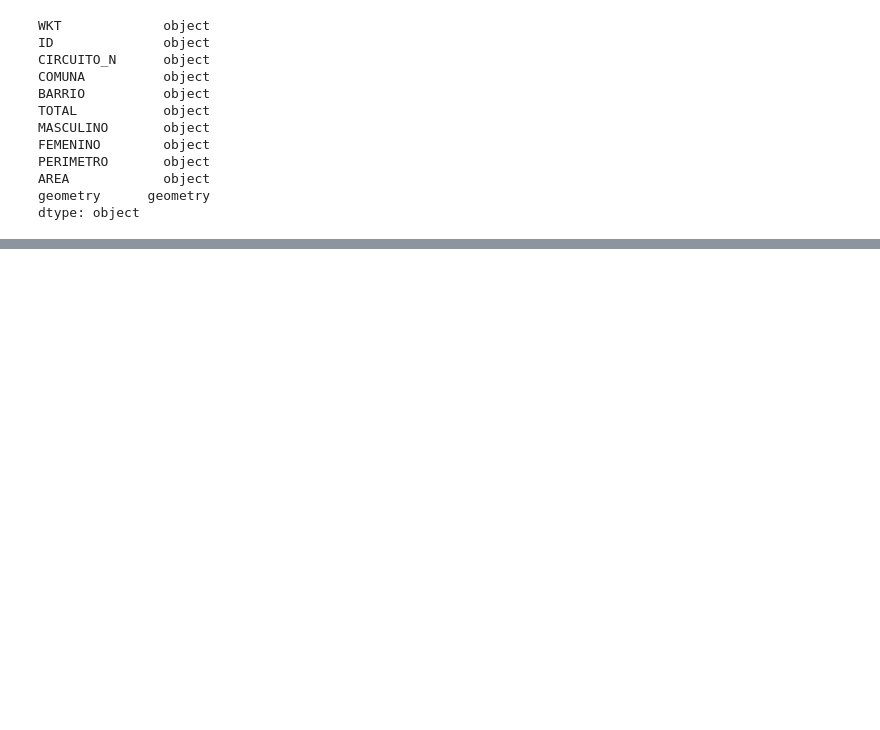
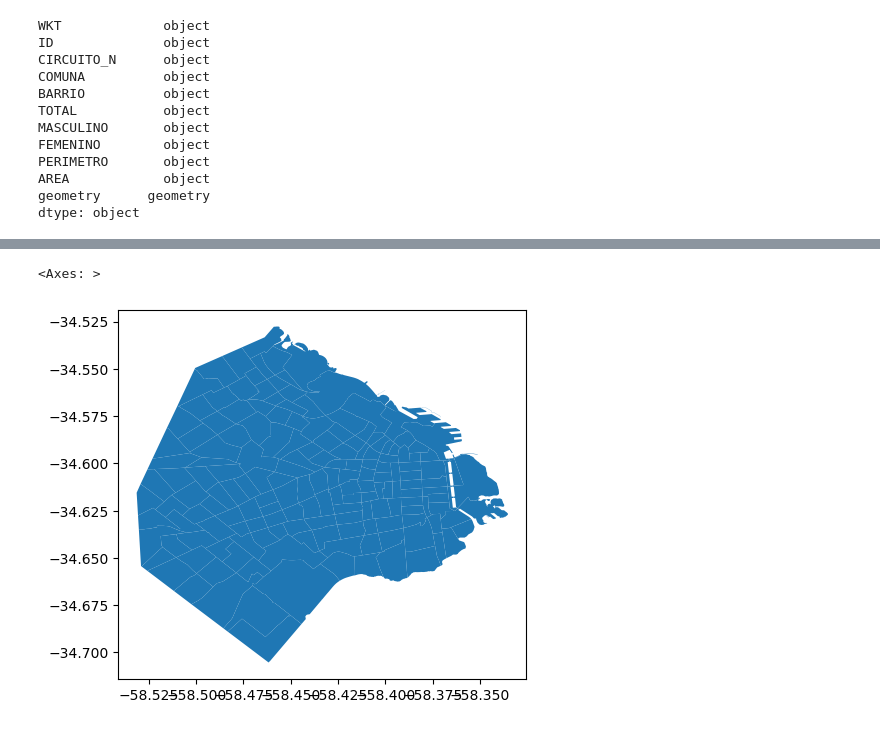
Before and after one commit to Leonel-Moron/TP_M4OP, a Jupyter notebook: Carpeta Prueba/Version df combinados.ipynb, the cells around one changed output, grey strips where cells are left out. Saved outputs shown, nothing was run; the diff lists cells and outputs as text; code cells hidden in the pictures; blank space fills up the shorter version.

```diff
--- a/Carpeta Prueba/Version df combinados.ipynb
+++ b/Carpeta Prueba/Version df combinados.ipynb
@@ -106,0 +331,6 @@ dtype: object
+# %%
+#Con los circuitos electorales
+circuitos.plot()
+# %% [output]
+<Axes: >
+[figure, added]
```
Also changed, not shown: parts of 14 cells of this notebook.
